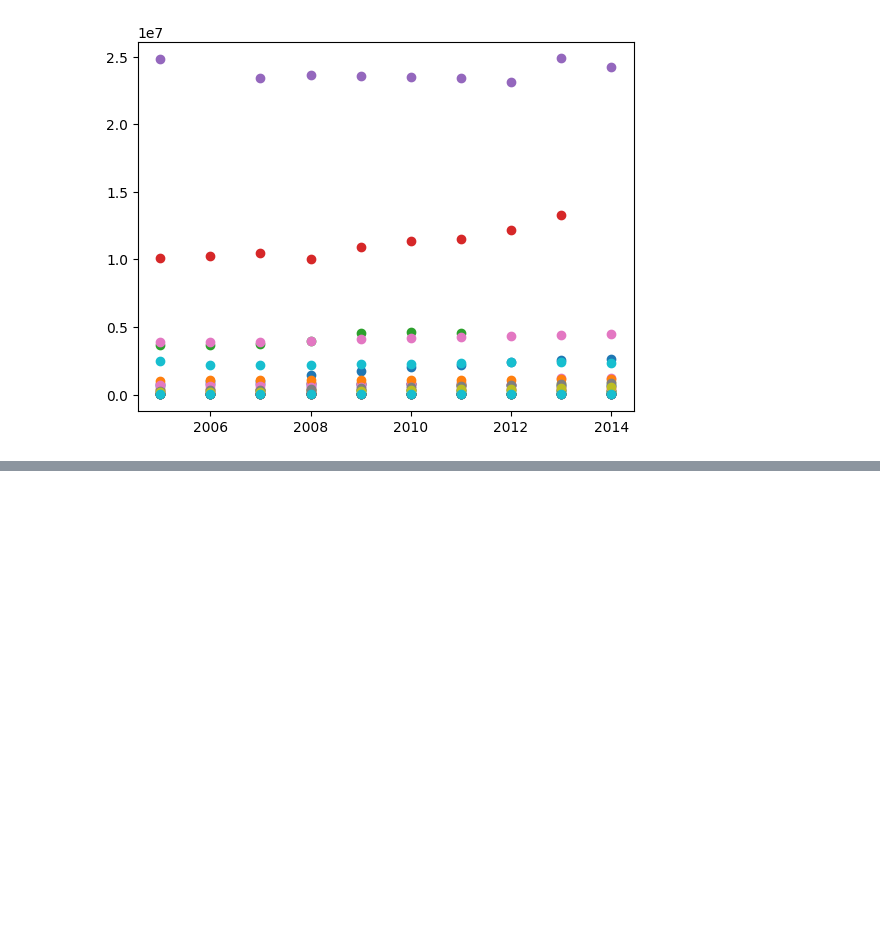
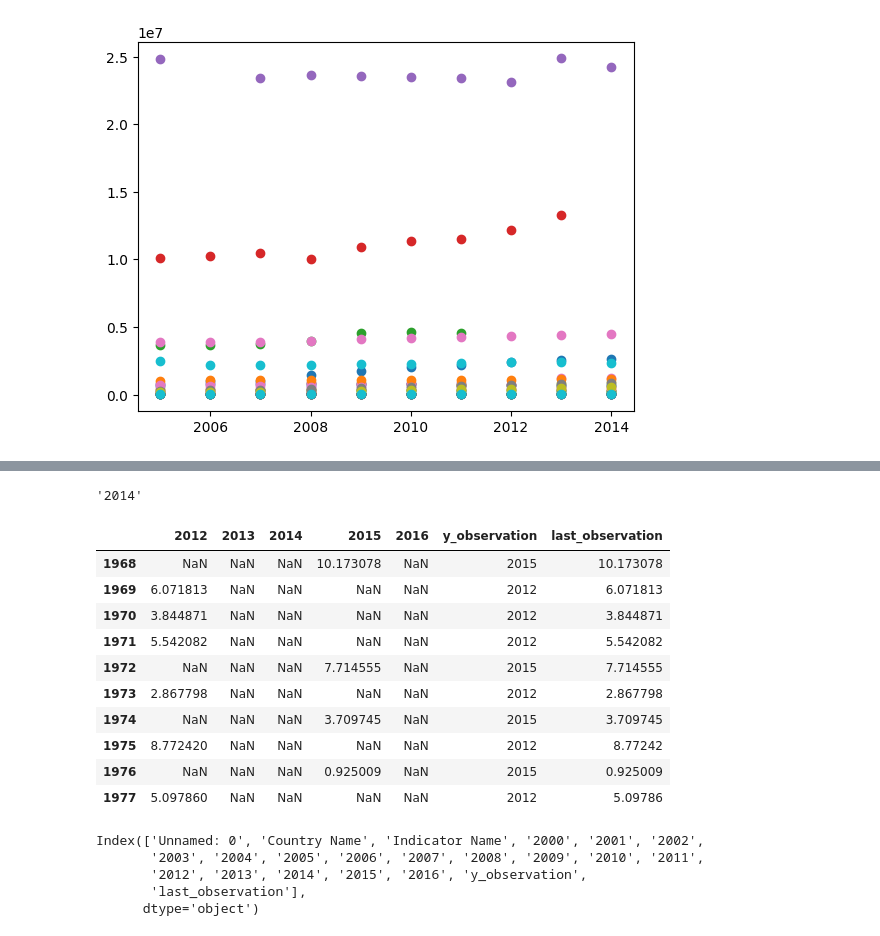
Before and after one commit to JulienfLeBoucher/OC_Edtech, a Jupyter notebook: LE-BOUCHER_Julien_1_notebook_122022.ipynb, the cells around one changed output, grey strips where cells are left out. Drawn from its saved outputs; the diff is of its cells as text; code cells hidden in the pictures; blank space fills up the shorter version.

```diff
--- a/LE-BOUCHER_Julien_1_notebook_122022.ipynb
+++ b/LE-BOUCHER_Julien_1_notebook_122022.ipynb
@@ -1496,0 +1401,37 @@ for n in range(len(internet_users_last_NaN)):
+# %%
+# Thus, the last valid value is expanded until the last value.
+
+# To assess reliability quality, I'd like to get the last valid index
+# so I know the date of the last observation.
+# I am sure it exists because I've already dropped rows without
+# numeric values.
+enrolment_tertiary.iloc[14, :].last_valid_index()
+# %% [output]
+'2014'
+# %%
+# lets apply this to all indicators
+rdata['y_observation'] = rdata.apply(pd.Series.last_valid_index, axis=1)
+rdata['last_observation'] = rdata.ffill(axis=1)['2016']
+# The order of these lines matters!
+# %%
+rdata.loc[:, '2012':'last_observation'].tail(10)
+# %% [output]
+|  | 2012 | 2013 | 2014 | 2015 | 2016 | y_observation | last_observation |
+| 1968 | NaN | NaN | NaN | 10.173078 | NaN | 2015 | 10.173078 |
+| 1969 | 6.071813 | NaN | NaN | NaN | NaN | 2012 | 6.071813 |
+| 1970 | 3.844871 | NaN | NaN | NaN | NaN | 2012 | 3.844871 |
+| 1971 | 5.542082 | NaN | NaN | NaN | NaN | 2012 | 5.542082 |
+| 1972 | NaN | NaN | NaN | 7.714555 | NaN | 2015 | 7.714555 |
+| 1973 | 2.867798 | NaN | NaN | NaN | NaN | 2012 | 2.867798 |
+| 1974 | NaN | NaN | NaN | 3.709745 | NaN | 2015 | 3.709745 |
+| 1975 | 8.772420 | NaN | NaN | NaN | NaN | 2012 | 8.77242 |
+| 1976 | NaN | NaN | NaN | 0.925009 | NaN | 2015 | 0.925009 |
+| 1977 | 5.097860 | NaN | NaN | NaN | NaN | 2012 | 5.09786 |
+# %%
+rdata.columns
+# %% [output]
+Index(['Unnamed: 0', 'Country Name', 'Indicator Name', '2000', '2001', '2002',
+       '2003', '2004', '2005', '2006', '2007', '2008', '2009', '2010', '2011',
+       '2012', '2013', '2014', '2015', '2016', 'y_observation',
+       'last_observation'],
+      dtype='object')
```
Also changed, not shown: parts of 21 cells of this notebook, 1 other file.
